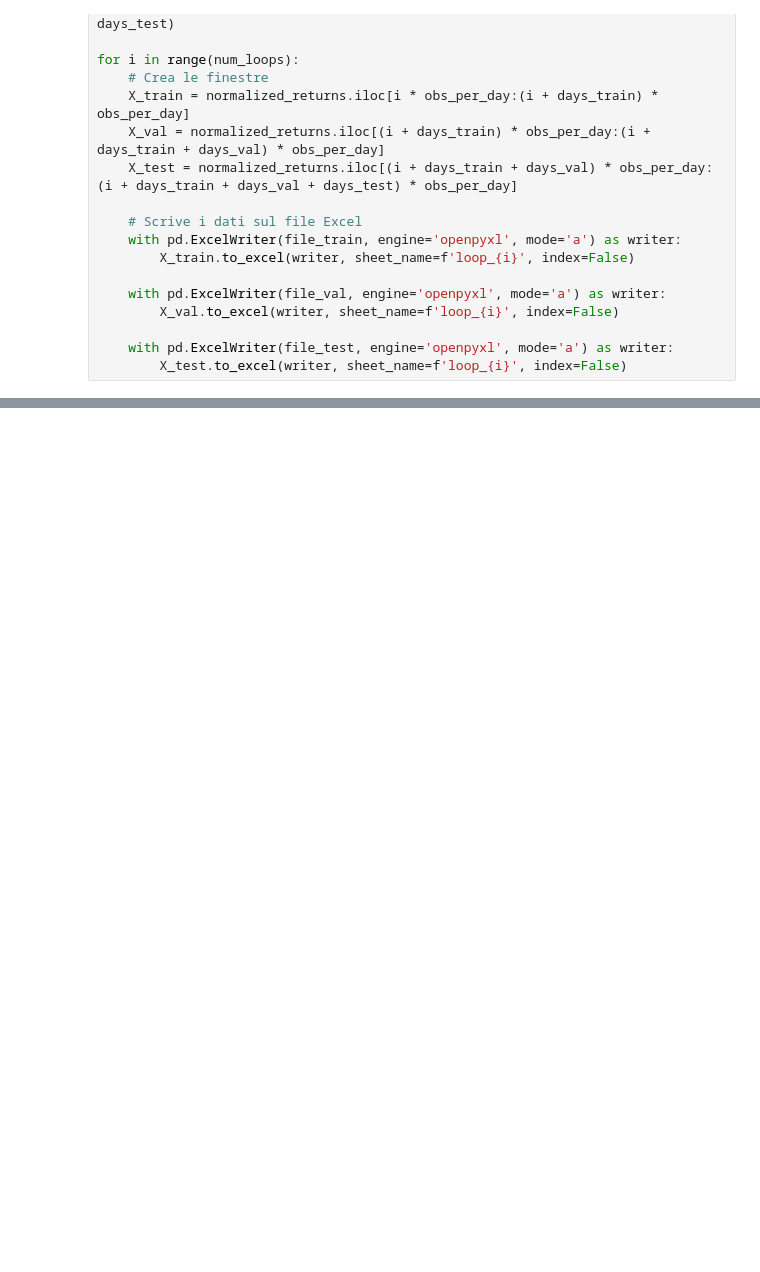
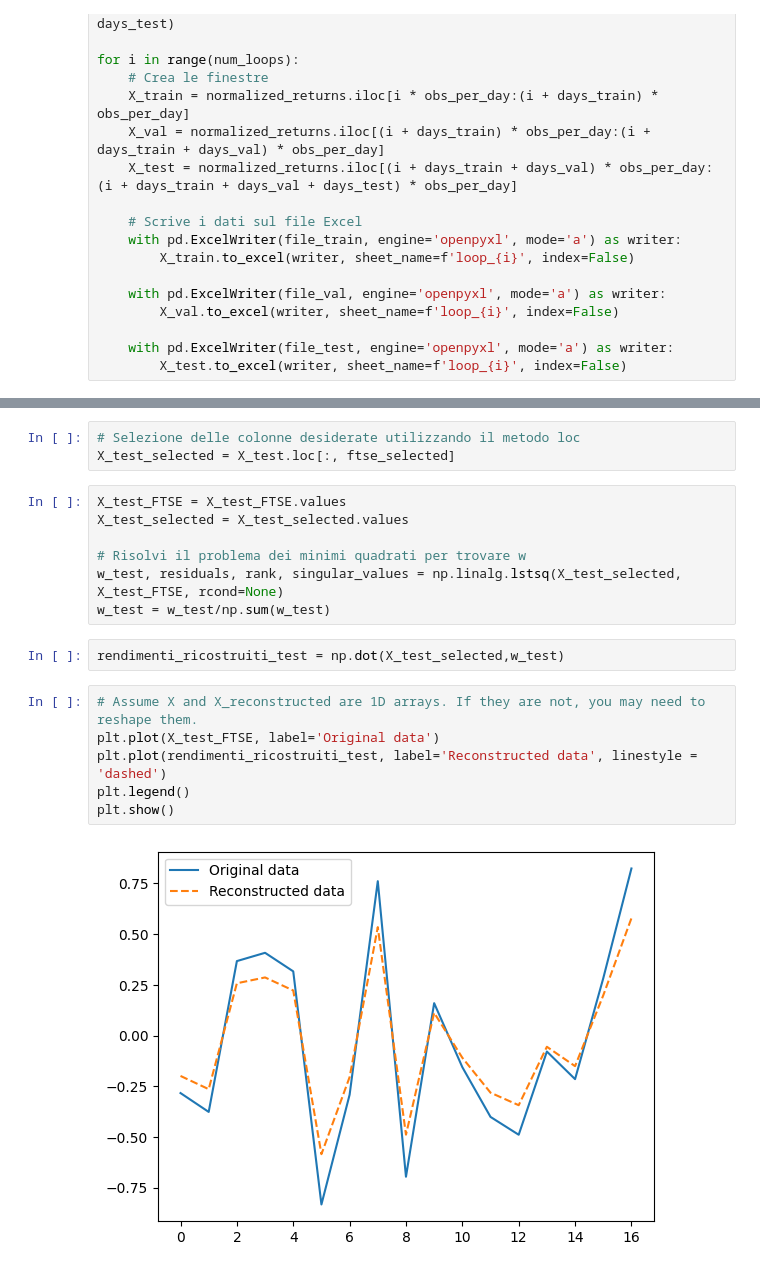
Before and after one commit to vittoriobricchi/Machine, a Jupyter notebook: Progetto_ML.ipynb, the cells around one changed output, grey strips where cells are left out. Drawn from its saved outputs; the diff is of its cells as text; blank space fills up the shorter version.

```diff
--- a/Progetto_ML.ipynb
+++ b/Progetto_ML.ipynb
@@ -194,0 +239,20 @@ Epoch 100/100
+# %%
+# Selezione delle colonne desiderate utilizzando il metodo loc
+X_test_selected = X_test.loc[:, ftse_selected]
+# %%
+X_test_FTSE = X_test_FTSE.values
+X_test_selected = X_test_selected.values
+
+# Risolvi il problema dei minimi quadrati per trovare w
+w_test, residuals, rank, singular_values = np.linalg.lstsq(X_test_selected, X_test_FTSE, rcond=None)
+w_test = w_test/np.sum(w_test)
+# %%
+rendimenti_ricostruiti_test = np.dot(X_test_selected,w_test)
+# %%
+# Assume X and X_reconstructed are 1D arrays. If they are not, you may need to reshape them.
+plt.plot(X_test_FTSE, label='Original data')
+plt.plot(rendimenti_ricostruiti_test, label='Reconstructed data', linestyle = 'dashed')
+plt.legend()
+plt.show()
+# %% [output]
+[figure, added]
```
Also changed, not shown: parts of 16 cells of this notebook.
